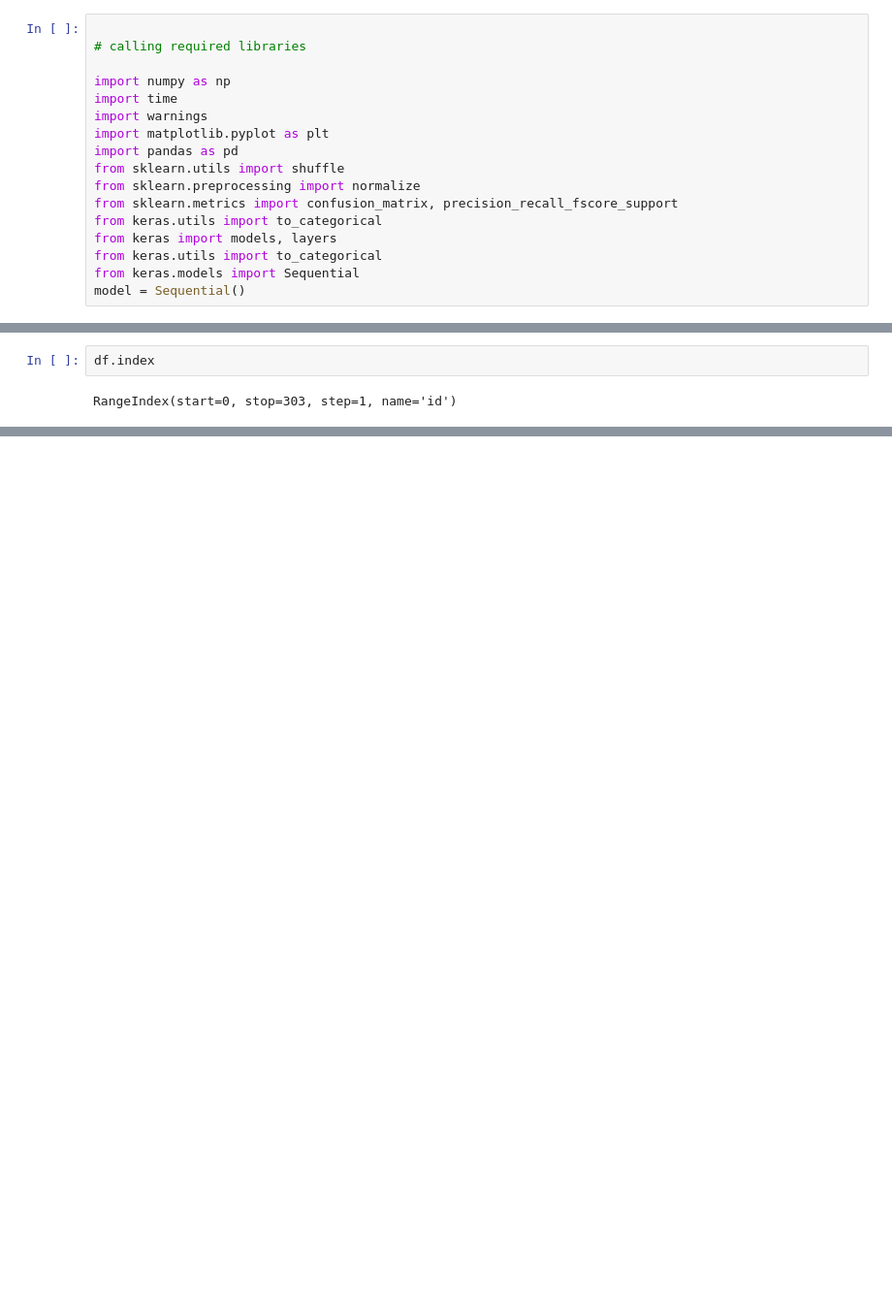
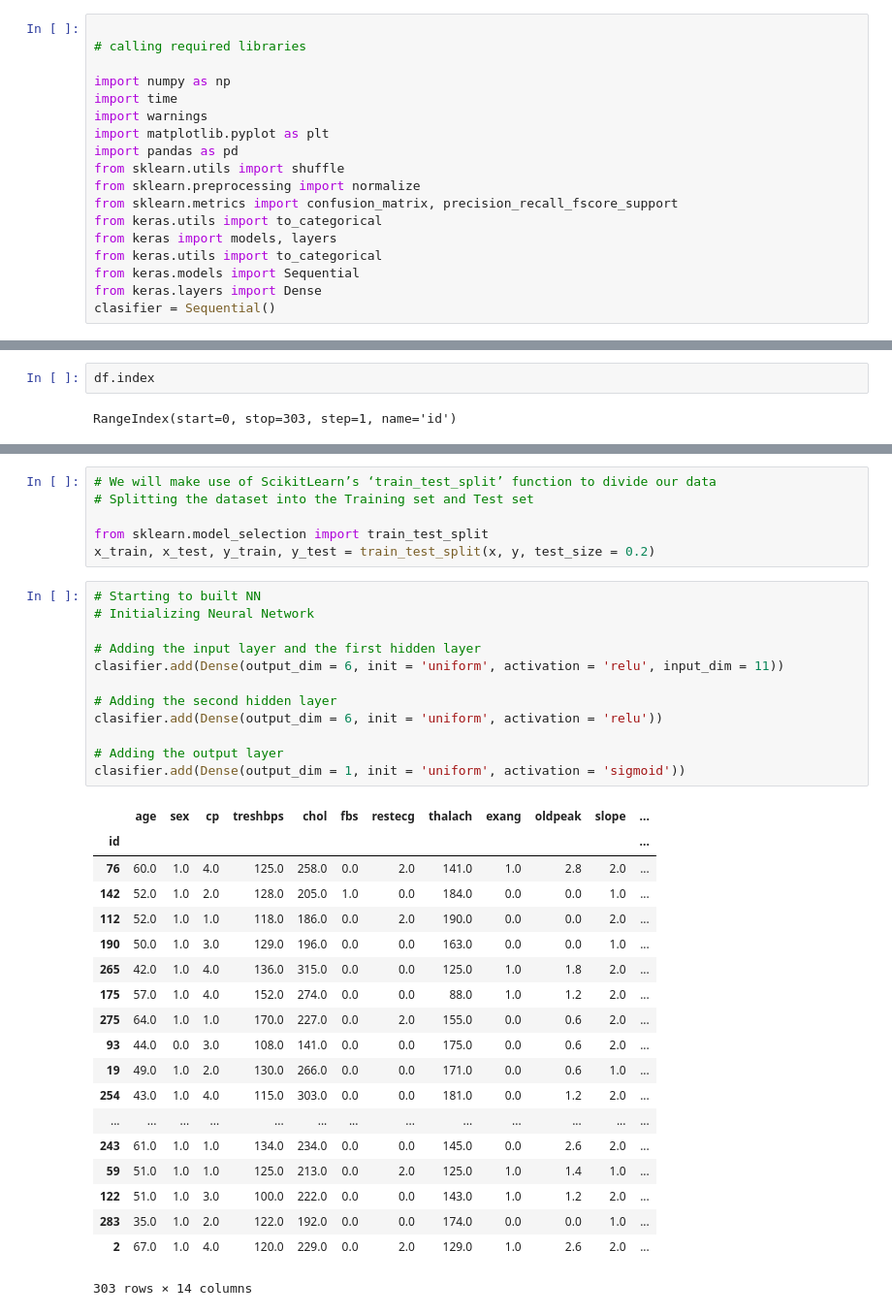
Before and after one commit to ran-tsu/cognitive-systems-for-health-technology-applications, a Jupyter notebook: Case1.2_wille.ipynb, the cells around one changed output, grey strips where cells are left out. Shown: that part at 97% size. Cells and saved outputs as stored; diff of their text form; blank space fills up the shorter version.

```diff
--- a/Case1.2_wille.ipynb
+++ b/Case1.2_wille.ipynb
@@ -14,7 +14,8 @@ from keras.utils import to_categorical
 from keras import models, layers
 from keras.utils import to_categorical
 from keras.models import Sequential
-model = Sequential()
+from keras.layers import Dense
+clasifier = Sequential()
 # %%
 data = 'https://archive.ics.uci.edu/ml/machine-learning-databases/heart-disease/processed.cleveland.data'
 df = pd.read_csv(data, sep=',' , header = None)
@@ -119,0 +80,38 @@ array([1, 0, 1, 4, 1, 0, 4, 0, 2, 0, 2, 0, 0, 0, 0, 0, 1, 0, 2, 1, 2, 0,
+# %%
+# We will make use of ScikitLearn’s ‘train_test_split’ function to divide our data
+# Splitting the dataset into the Training set and Test set
+
+from sklearn.model_selection import train_test_split
+x_train, x_test, y_train, y_test = train_test_split(x, y, test_size = 0.2)
+# %%
+# Starting to built NN
+# Initializing Neural Network
+
+# Adding the input layer and the first hidden layer
+clasifier.add(Dense(output_dim = 6, init = 'uniform', activation = 'relu', input_dim = 11))
+
+# Adding the second hidden layer
+clasifier.add(Dense(output_dim = 6, init = 'uniform', activation = 'relu'))
+
+# Adding the output layer
+clasifier.add(Dense(output_dim = 1, init = 'uniform', activation = 'sigmoid'))
+# %% [output]
+|  | age | sex | cp | treshbps | chol | fbs | restecg | thalach | exang | oldpeak | slope | ... |
+| id |  |  |  |  |  |  |  |  |  |  |  | ... |
+| 76 | 60.0 | 1.0 | 4.0 | 125.0 | 258.0 | 0.0 | 2.0 | 141.0 | 1.0 | 2.8 | 2.0 | ... |
+| 142 | 52.0 | 1.0 | 2.0 | 128.0 | 205.0 | 1.0 | 0.0 | 184.0 | 0.0 | 0.0 | 1.0 | ... |
+| 112 | 52.0 | 1.0 | 1.0 | 118.0 | 186.0 | 0.0 | 2.0 | 190.0 | 0.0 | 0.0 | 2.0 | ... |
+| 190 | 50.0 | 1.0 | 3.0 | 129.0 | 196.0 | 0.0 | 0.0 | 163.0 | 0.0 | 0.0 | 1.0 | ... |
+| 265 | 42.0 | 1.0 | 4.0 | 136.0 | 315.0 | 0.0 | 0.0 | 125.0 | 1.0 | 1.8 | 2.0 | ... |
+| 175 | 57.0 | 1.0 | 4.0 | 152.0 | 274.0 | 0.0 | 0.0 | 88.0 | 1.0 | 1.2 | 2.0 | ... |
+| 275 | 64.0 | 1.0 | 1.0 | 170.0 | 227.0 | 0.0 | 2.0 | 155.0 | 0.0 | 0.6 | 2.0 | ... |
+| 93 | 44.0 | 0.0 | 3.0 | 108.0 | 141.0 | 0.0 | 0.0 | 175.0 | 0.0 | 0.6 | 2.0 | ... |
+| 19 | 49.0 | 1.0 | 2.0 | 130.0 | 266.0 | 0.0 | 0.0 | 171.0 | 0.0 | 0.6 | 1.0 | ... |
+| 254 | 43.0 | 1.0 | 4.0 | 115.0 | 303.0 | 0.0 | 0.0 | 181.0 | 0.0 | 1.2 | 2.0 | ... |
+| ... | ... | ... | ... | ... | ... | ... | ... | ... | ... | ... | ... | ... |
+| 243 | 61.0 | 1.0 | 1.0 | 134.0 | 234.0 | 0.0 | 0.0 | 145.0 | 0.0 | 2.6 | 2.0 | ... |
+| 59 | 51.0 | 1.0 | 1.0 | 125.0 | 213.0 | 0.0 | 2.0 | 125.0 | 1.0 | 1.4 | 1.0 | ... |
+| 122 | 51.0 | 1.0 | 3.0 | 100.0 | 222.0 | 0.0 | 0.0 | 143.0 | 1.0 | 1.2 | 2.0 | ... |
+| 283 | 35.0 | 1.0 | 2.0 | 122.0 | 192.0 | 0.0 | 0.0 | 174.0 | 0.0 | 0.0 | 1.0 | ... |
+| 2 | 67.0 | 1.0 | 4.0 | 120.0 | 229.0 | 0.0 | 2.0 | 129.0 | 1.0 | 2.6 | 2.0 | ... |
+303 rows × 14 columns
```
Also changed, not shown: parts of 7 cells of this notebook.
